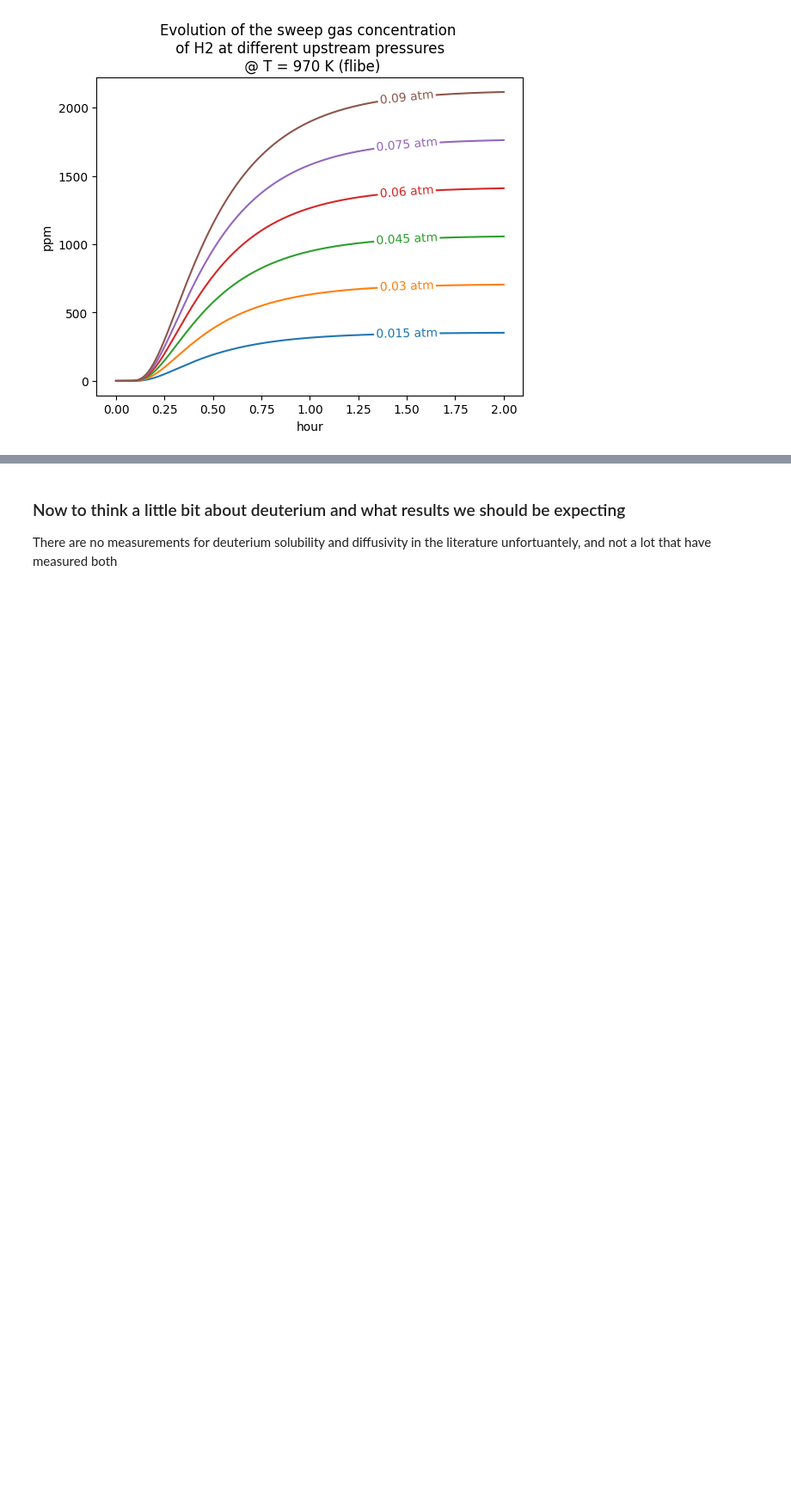
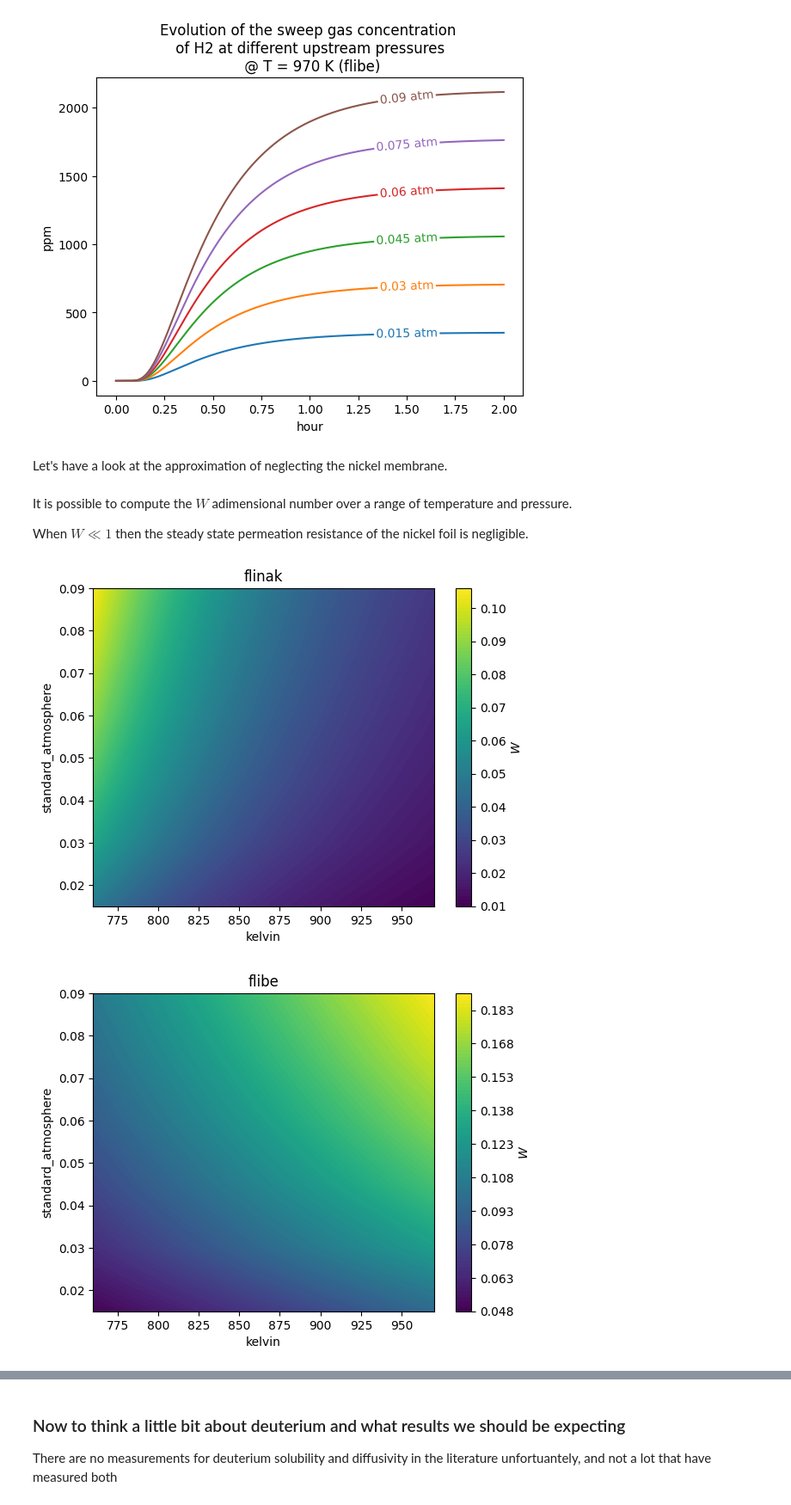
Before and after one commit to RemDelaporteMathurin/hyperion, a Jupyter notebook: estimations.ipynb, the cells around one changed output, grey strips where cells are left out. Shown at 86% size. Drawn from its saved outputs; the diff is of its cells as text; code cells hidden in the pictures; blank space fills up the shorter version.

Commit message:
added estimates of W number + example profiles

```diff
--- a/estimations.ipynb
+++ b/estimations.ipynb
@@ -47,7 +47,8 @@ temperature_range = [760, 970] * htm.ureg.K
 # %%
 properties = {
     "flinak": {"diffusivity": htm.diffusivities.filter(material=htm.FLINAK, author='fukada')[0], "solubility": htm.solubilities.filter(material=htm.FLINAK, author='fukada')[0]},
-    "flibe": {"diffusivity": htm.diffusivities.filter(material=htm.FLIBE, author='calderoni')[0], "solubility": htm.solubilities.filter(material=htm.FLIBE, author='calderoni')[0]}
+    "flibe": {"diffusivity": htm.diffusivities.filter(material=htm.FLIBE, author='calderoni')[0], "solubility": htm.solubilities.filter(material=htm.FLIBE, author='calderoni')[0]},
+    "nickel": {"diffusivity": htm.diffusivities.filter(material=htm.NICKEL).mean(), "solubility": htm.solubilities.filter(material=htm.NICKEL).mean()}
 }
 for mat, props in properties.items():
     if "permeability" not in props:
@@ -84,6 +85,8 @@ def plot_steady_state_gas_concentration(pressures, permeability, diffusivity, th
     return plt.plot(pressures, concentrations, **kwargs)
 
 for mat, props in properties.items():
+    if mat == "nickel":
+        continue
     permeability = props["permeability"]
     diffusivity = props["diffusivity"]
     plt.figure()
@@ -109,7 +112,6 @@ for mat, props in properties.items():
 [figure]
 [figure]
 # %%
-
 T = temperature_range[1]
 t_array = np.linspace(0, 2, num=500) * htm.ureg.h
 
@@ -117,6 +119,8 @@ higher_pressures = np.linspace(0.5, 3, num=6) * htm.ureg.atm # Represents pure h
 lower_pressures = higher_pressures * 0.03 # Represents the 3% hydrogen mixture
 
 for mat, props in properties.items():
+    if mat == "nickel":
+        continue
     permeability = props["permeability"]
     diffusivity = props["diffusivity"]
 
@@ -131,10 +135,47 @@ for mat, props in properties.items():
             concentration[0] = 0
             plt.plot(t_array, concentration, label=f"{P_up:~P}")
         labelLines(plt.gca().get_lines(), xvals=[1.5] * 6)
-        #plt.legend()
         plt.title(f"Evolution of the sweep gas concentration \n of H2 at different upstream pressures \n @ T = {T:~P} ({mat})")
 # %% [output]
 [figure]
 [figure]
 [figure]
 [figure]
+# %% [markdown]
+Let's have a look at the approximation of neglecting the nickel membrane.
+# %%
+def W_number(P_up, D_metal, D_salt, K_metal, K_salt, e_metal, e_salt):
+    c_0 = metal_surface_concentration(K_metal, P_up)
+    X = D_salt/e_salt * K_salt / K_metal**2 * e_metal/D_metal * c_0
+    return 1 + (1 - (1 + 4 * X)**0.5)/ (2* X)
+
+def metal_surface_concentration(K_metal, P_up):
+    return K_metal*P_up**0.5
+# %% [markdown]
+It is possible to compute the $W$ adimensional number over a range of temperature and pressure.
+
+When $W \ll 1$ then the steady state permeation resistance of the nickel foil is negligible.
+# %%
+temperatures = np.linspace(*temperature_range)
+XX, YY = np.meshgrid(temperatures, lower_pressures)
+D_metal = properties["nickel"]["diffusivity"]
+K_metal = properties["nickel"]["solubility"]
+e_metal = 0.08 * htm.ureg.inch
+e_salt = L
+
+
+for mat, props in properties.items():
+    if mat == "nickel":
+        continue
+    plt.figure()
+    D_salt = props["diffusivity"]
+    K_salt = props["solubility"]
+
+    WW = W_number(YY, D_metal.value(XX), D_salt.value(XX), K_metal.value(XX), K_salt.value(XX), e_metal, e_salt)
+    plt.title(f"{mat}")
+    plt.contourf(XX, YY, WW, levels=100)
+    plt.colorbar(label="$W$")
+    plt.show()
+# %% [output]
+[figure, added]
+[figure, added]
```
Also changed, not shown: parts of 1 cell of this notebook.
